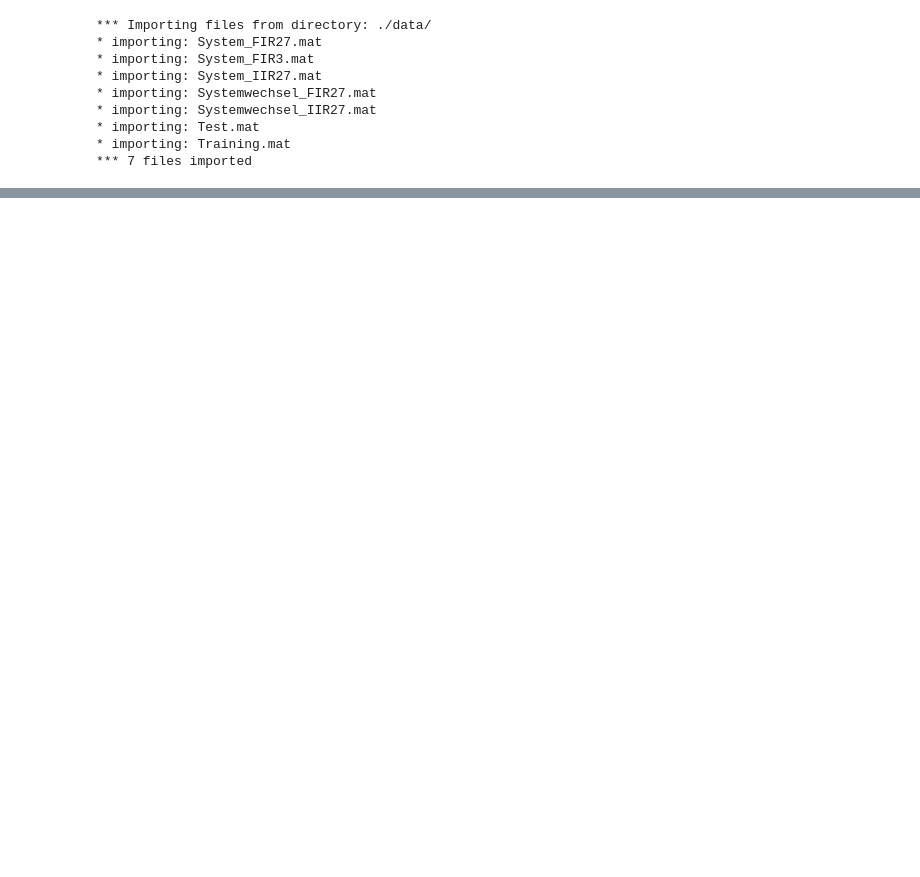
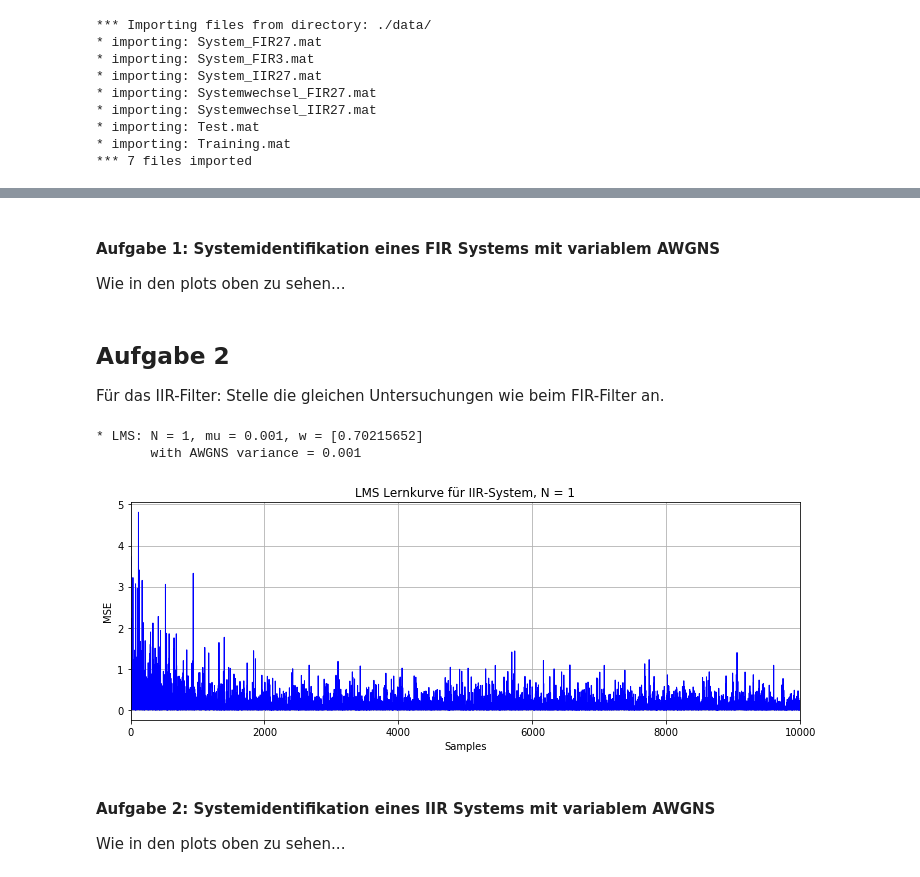
Before and after one commit to xhain/Systemidentifikation, a Jupyter notebook: python/Systemidentifikation.ipynb, the cells around one changed output, grey strips where cells are left out. Cells and saved outputs as stored; diff of their text form; code cells hidden in the pictures; blank space fills up the shorter version.

```diff
--- a/python/Systemidentifikation.ipynb
+++ b/python/Systemidentifikation.ipynb
@@ -75,0 +112,29 @@ ts.plotvecs(E.T ,'FIR Konstant LMS, N = '+str(N),'lin')
+# %% [markdown]
+#### Aufgabe 1: Systemidentifikation eines FIR Systems mit variablem AWGNS
+Wie in den plots oben zu sehen...
+# %% [markdown]
+## Aufgabe 2
+Für das IIR-Filter: Stelle die gleichen Untersuchungen wie beim FIR-Filter an.
+# %%
+# IIR LMS study
+# N  = 1, 2, 5
+# mu = free
+# var = 0.001, 0.1, 1, 10
+
+# Length of displayed plot
+plotLen = 10000
+plotStyle = 'lin'
+
+# N = 1
+N, mu, var = 1, 0.001, 0.001
+HfirXn = ts.addNoise(HfirX, var)
+E, W, w, Yd = algo.lmsAlg(N, mu, HfirXn, HfirD, np.zeros(N))
+ts.plot(E.T ,'LMS Lernkurve für IIR-System, N = '+str(N),plotStyle, plotLen)
+print('       with AWGNS variance = '+str(var))
+# %% [output]
+* LMS: N = 1, mu = 0.001, w = [0.70215652]
+       with AWGNS variance = 0.001
+[figure, added]
+# %% [markdown]
+#### Aufgabe 2: Systemidentifikation eines IIR Systems mit variablem AWGNS
+Wie in den plots oben zu sehen...
```
Also changed, not shown: parts of 14 cells of this notebook, 4 other files.
